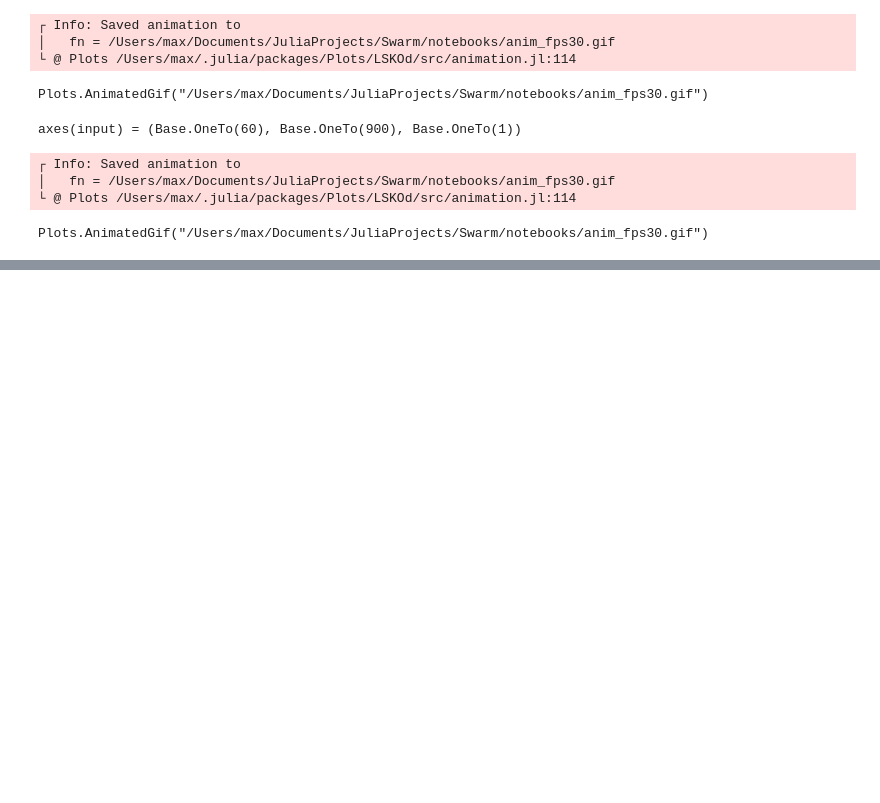
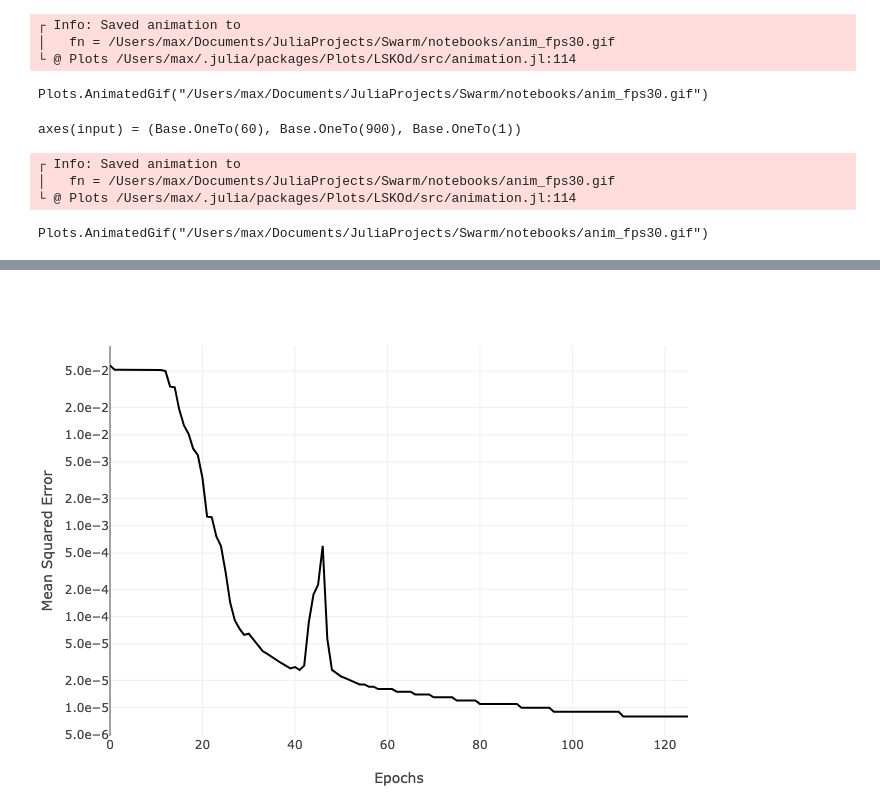
Before and after one commit to MaxWorgan/Swarm, a Jupyter notebook: notebooks/DCAE 2.ipynb, the cells around one changed output, grey strips where cells are left out. Cells and saved outputs as stored; diff of their text form; code cells hidden in the pictures; blank space fills up the shorter version.

```diff
--- a/notebooks/DCAE 2.ipynb
+++ b/notebooks/DCAE 2.ipynb
@@ -262,3 +266,6 @@ axes(input) = (Base.OneTo(60), Base.OneTo(900), Base.OneTo(1))
 │   fn = /Users/max/Documents/JuliaProjects/Swarm/notebooks/anim_fps30.gif
 └ @ Plots /Users/max/.julia/packages/Plots/LSKOd/src/animation.jl:114
 Plots.AnimatedGif("/Users/max/Documents/JuliaProjects/Swarm/notebooks/anim_fps30.gif")
+# %%
+using CSV, DataFrames
+df = DataFrame(CSV.File("/Users/max/trainging_data.txt"))
@@ -264,0 +317,25 @@ Plots.AnimatedGif("/Users/max/Documents/JuliaProjects/Swarm/notebooks/anim_fps30
+# %%
+
+b = scatter(y = df[!,:validation], mode="lines", line=attr(color="black"), name="validation loss")
+
+
+layout = Layout(
+    xaxis_title = "Epochs",
+    yaxis_type="log",
+    yaxis=attr(
+        tickmode="auto",
+        nticks=7,
+        tickformat=".1e",
+        rangemode="tozero",
+        title_text = "Mean Squared Error",
+        title_standoff = 5,
+        automargin=true,
+        minor=(
+            nticks = 5
+        )
+        ),
+    yaxis_range=[log10(0), log10(1)]
+)
+plot([b], layout)
+# %% [output]
+[figure, added]
```
Also changed, not shown: parts of 4 cells of this notebook, 17 other files.
